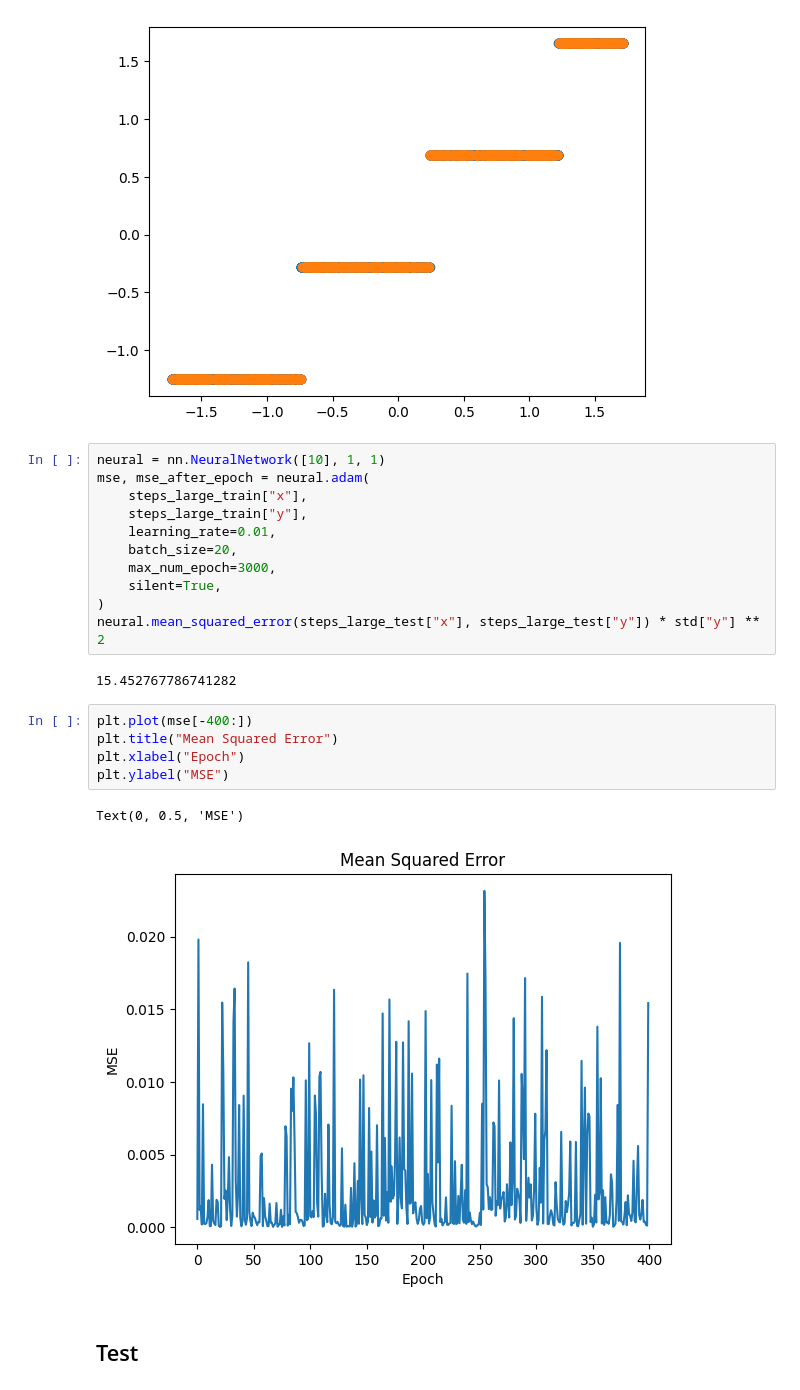
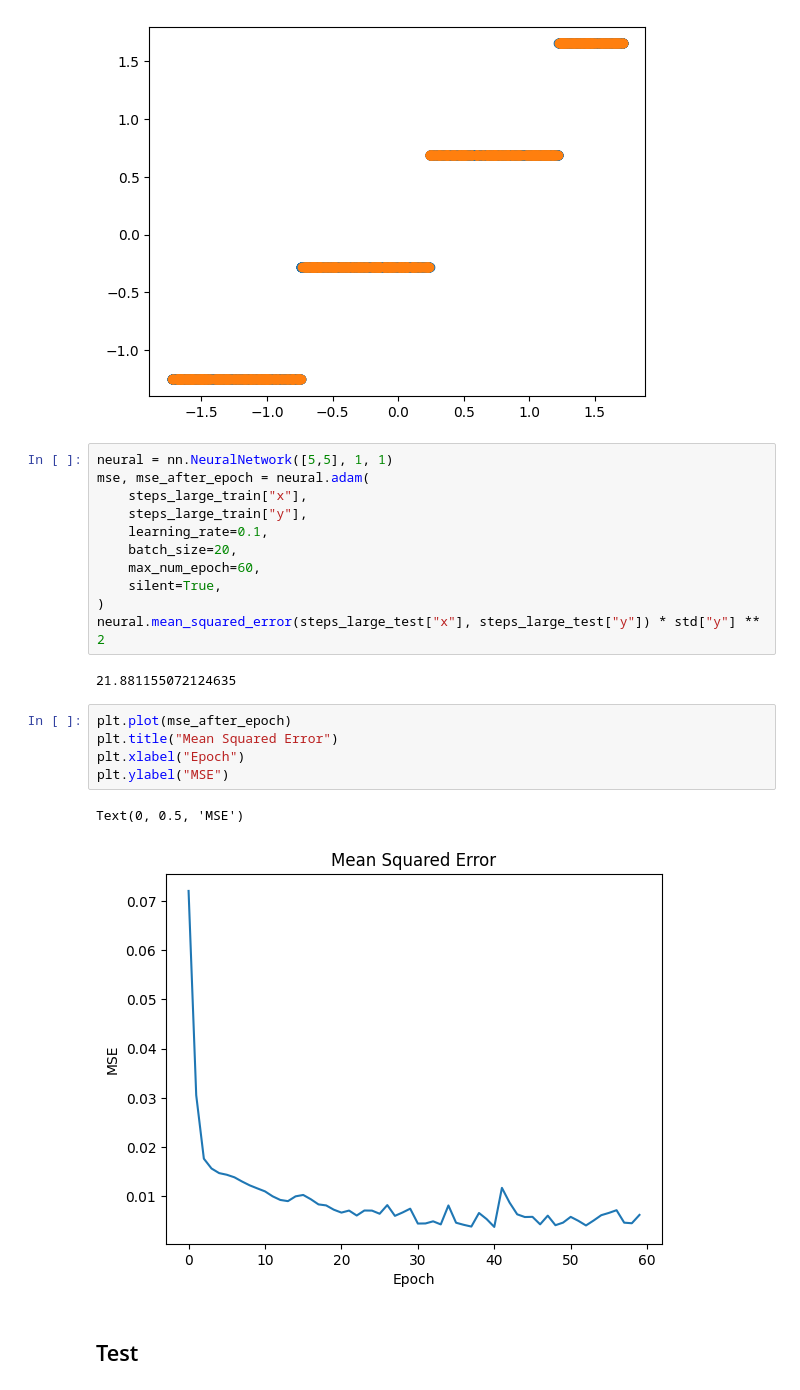
Before and after one commit to nizwant/methods_of_computational_intelligence, a Jupyter notebook: NeuralNetworks/NN3.ipynb, the cells around one changed output. Drawn from its saved outputs; the diff is of its cells as text.

```diff
--- a/NeuralNetworks/NN3.ipynb
+++ b/NeuralNetworks/NN3.ipynb
@@ -106,26 +106,26 @@ plt.scatter(steps_large_test.x, steps_large_test.y, label="test")
 <matplotlib.collections.PathCollection at 0x...>
 [figure]
 # %%
-neural = nn.NeuralNetwork([10], 1, 1)
+neural = nn.NeuralNetwork([5,5], 1, 1)
 mse, mse_after_epoch = neural.adam(
     steps_large_train["x"],
     steps_large_train["y"],
-    learning_rate=0.01,
+    learning_rate=0.1,
     batch_size=20,
-    max_num_epoch=3000,
+    max_num_epoch=60,
     silent=True,
 )
 neural.mean_squared_error(steps_large_test["x"], steps_large_test["y"]) * std["y"] ** 2
 # %% [output]
-15.452767786741282
+21.881155072124635
 # %%
-plt.plot(mse[-400:])
+plt.plot(mse_after_epoch)
 plt.title("Mean Squared Error")
 plt.xlabel("Epoch")
 plt.ylabel("MSE")
 # %% [output]
 Text(0, 0.5, 'MSE')
-[figure, old version]
+[figure, new version]
 # %% [markdown]
 ## Test
 # %%
```
Also changed, not shown: parts of 5 cells of this notebook, 1 other file.
